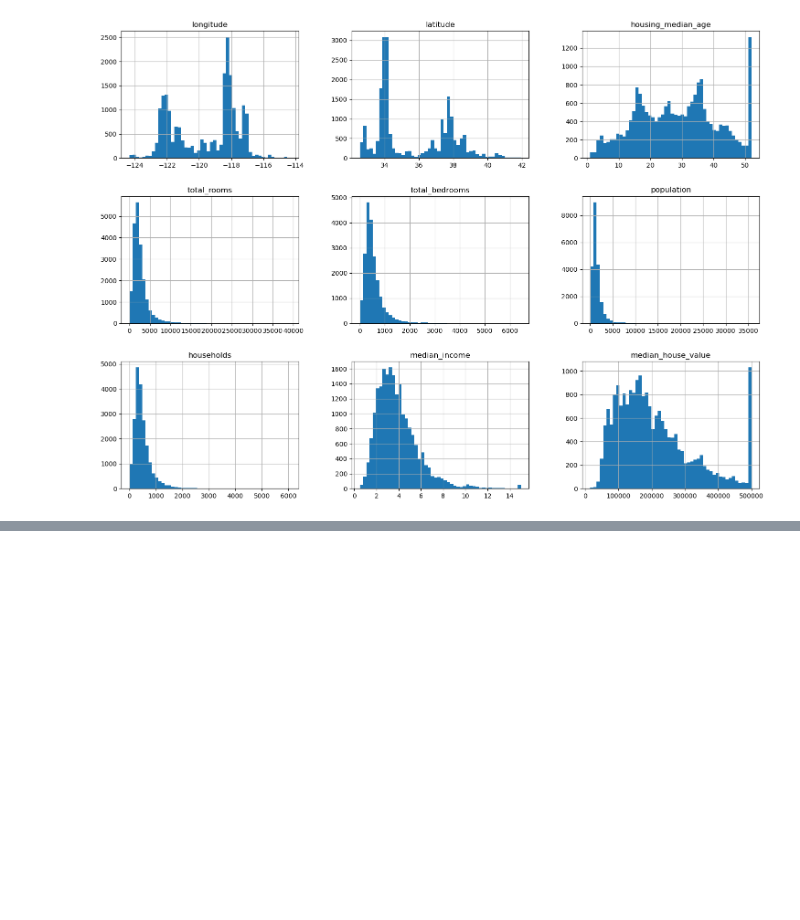
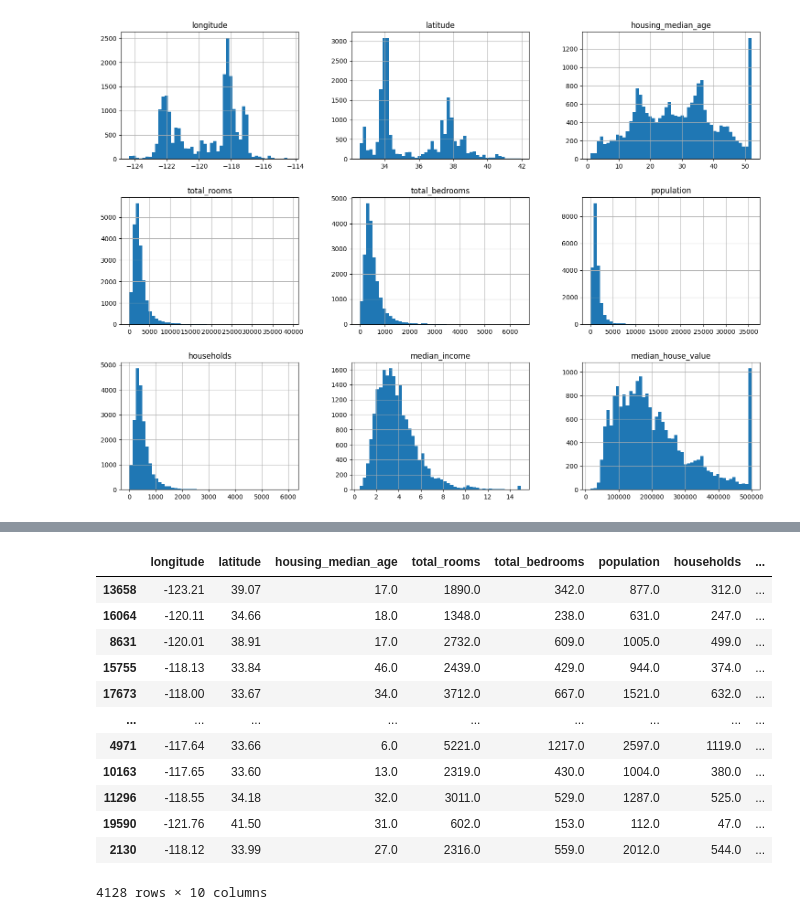
Before and after one commit to SmayanKulkarni/House-Price-Prediction-, a Jupyter notebook: project.ipynb, the cells around one changed output, grey strips where cells are left out. Saved outputs shown, nothing was run; the diff lists cells and outputs as text; code cells hidden in the pictures; blank space fills up the shorter version.

```diff
--- a/project.ipynb
+++ b/project.ipynb
@@ -73,0 +101,16 @@ plt.show();
+# %%
+test_set
+# %% [output]
+|  | longitude | latitude | housing_median_age | total_rooms | total_bedrooms | population | households | ... |
+| 13658 | -123.21 | 39.07 | 17.0 | 1890.0 | 342.0 | 877.0 | 312.0 | ... |
+| 16064 | -120.11 | 34.66 | 18.0 | 1348.0 | 238.0 | 631.0 | 247.0 | ... |
+| 8631 | -120.01 | 38.91 | 17.0 | 2732.0 | 609.0 | 1005.0 | 499.0 | ... |
+| 15755 | -118.13 | 33.84 | 46.0 | 2439.0 | 429.0 | 944.0 | 374.0 | ... |
+| 17673 | -118.00 | 33.67 | 34.0 | 3712.0 | 667.0 | 1521.0 | 632.0 | ... |
+| ... | ... | ... | ... | ... | ... | ... | ... | ... |
+| 4971 | -117.64 | 33.66 | 6.0 | 5221.0 | 1217.0 | 2597.0 | 1119.0 | ... |
+| 10163 | -117.65 | 33.60 | 13.0 | 2319.0 | 430.0 | 1004.0 | 380.0 | ... |
+| 11296 | -118.55 | 34.18 | 32.0 | 3011.0 | 529.0 | 1287.0 | 525.0 | ... |
+| 19590 | -121.76 | 41.50 | 31.0 | 602.0 | 153.0 | 112.0 | 47.0 | ... |
+| 2130 | -118.12 | 33.99 | 27.0 | 2316.0 | 559.0 | 2012.0 | 544.0 | ... |
+4128 rows × 10 columns
```
Also changed, not shown: parts of 15 cells of this notebook.
